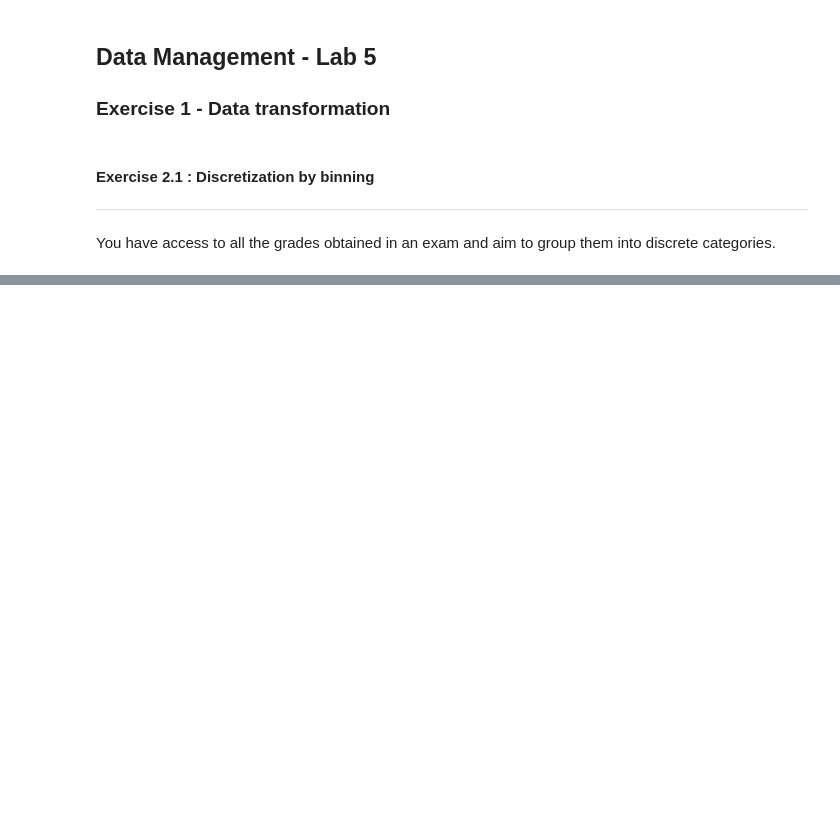
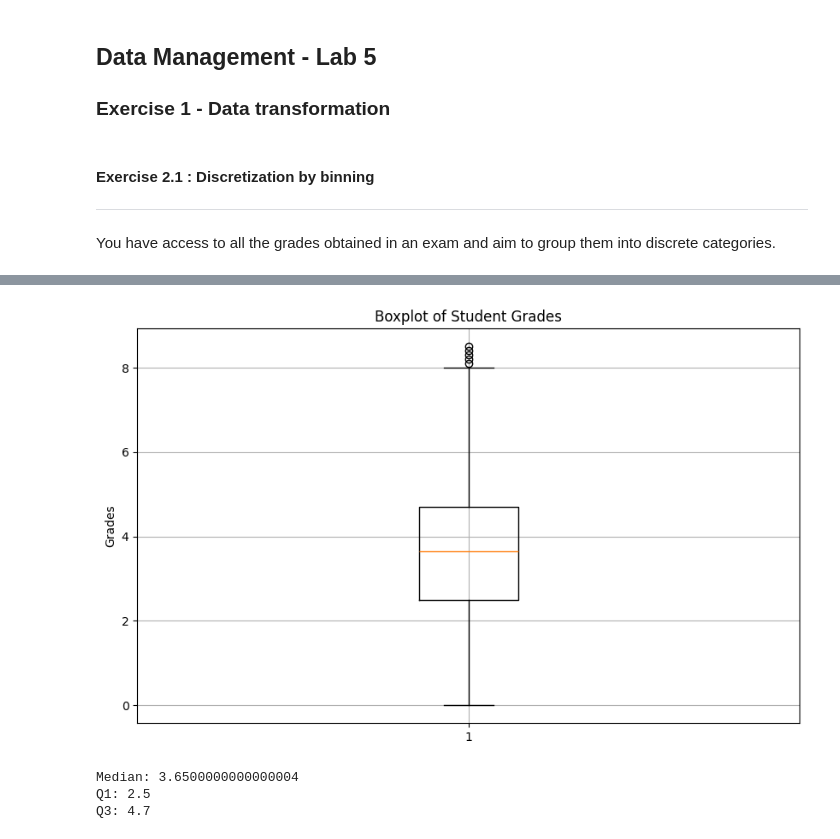
Before and after one commit to evarayHEIG/DataMgmtLab5, a Jupyter notebook: 2_Labo5_DataTransformation_Ray_Stefani.ipynb, the cells around one changed output, grey strips where cells are left out. Cells and saved outputs as stored; diff of their text form; code cells hidden in the pictures; blank space fills up the shorter version.

```diff
--- a/2_Labo5_DataTransformation_Ray_Stefani.ipynb
+++ b/2_Labo5_DataTransformation_Ray_Stefani.ipynb
@@ -24,5 +35,28 @@ First, retrieve the data from the CSV file named _grades_data.csv_. Display it u
 # %%
-# TODO
+# Load data from CSV
+data = pd.read_csv('data/grades_data.csv')
+
+# Display the data in a boxplot
+plt.figure(figsize=(10, 6))
+plt.boxplot(data['Grade'], vert=True)
+plt.title('Boxplot of Student Grades')
+plt.ylabel('Grades')
+plt.grid(True)
+plt.show()
+
+# Calculate median, Q1, and Q3
+median = np.median(data['Grade'])
+q1 = np.percentile(data['Grade'], 25)
+q3 = np.percentile(data['Grade'], 75)
+
+print(f'Median: {median}')
+print(f'Q1: {q1}')
+print(f'Q3: {q3}')
+# %% [output]
+[figure, added]
+Median: 3.6500000000000004
+Q1: 2.5
+Q3: 4.7
 # %% [markdown]
 <p style='color:red;font-weight:bold'>Exercise 2.1.2</p>
 
```
Also changed, not shown: parts of 7 cells of this notebook.
